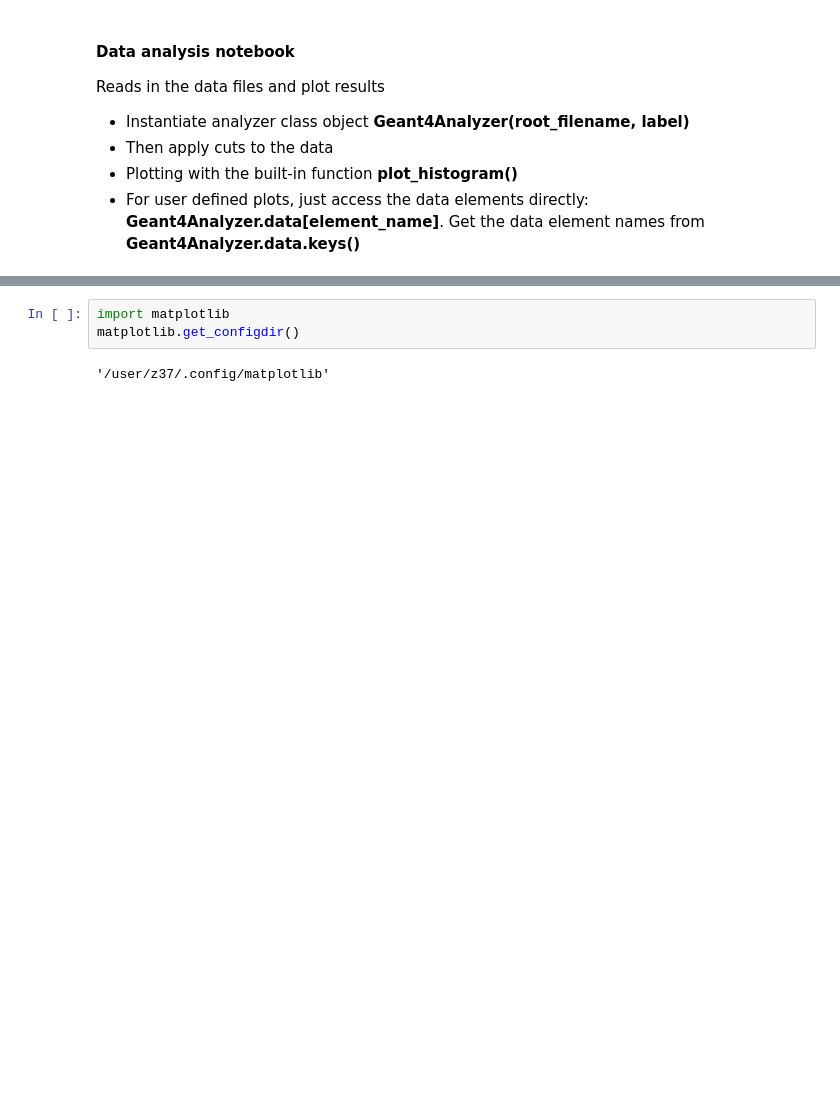
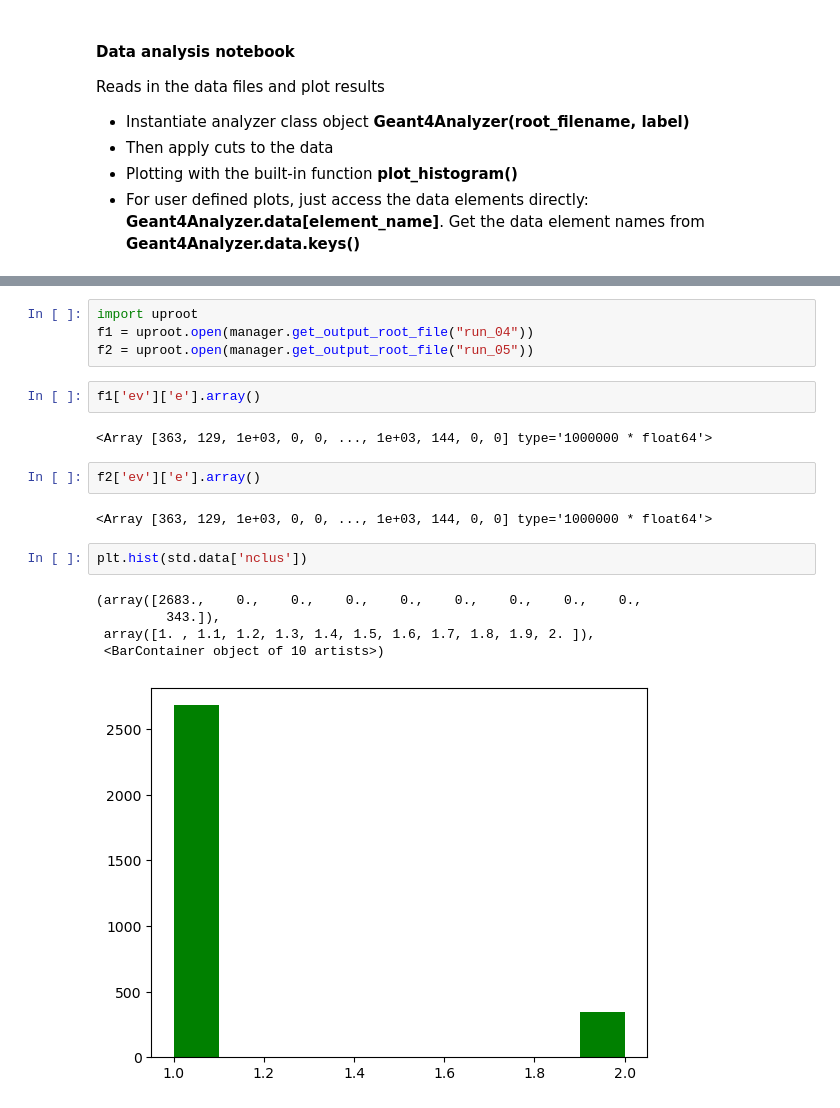
Before and after one commit to acolijn/G4FastSim, a Jupyter notebook: notebook/analysis.ipynb, the cells around one changed output, grey strips where cells are left out. Cells and saved outputs as stored; diff of their text form; blank space fills up the shorter version.

```diff
--- a/notebook/analysis.ipynb
+++ b/notebook/analysis.ipynb
@@ -56,5 +66,20 @@ fast.data['nclus'].size
-# %%
-import matplotlib
-matplotlib.get_configdir()
-# %% [output]
-'/user/z37/.config/matplotlib'
+# %%
+import uproot
+f1 = uproot.open(manager.get_output_root_file("run_04"))
+f2 = uproot.open(manager.get_output_root_file("run_05"))
+# %%
+f1['ev']['e'].array()
+# %% [output]
+<Array [363, 129, 1e+03, 0, 0, ..., 1e+03, 144, 0, 0] type='1000000 * float64'>
+# %%
+f2['ev']['e'].array()
+# %% [output]
+<Array [363, 129, 1e+03, 0, 0, ..., 1e+03, 144, 0, 0] type='1000000 * float64'>
+# %%
+plt.hist(std.data['nclus'])
+# %% [output]
+(array([2683.,    0.,    0.,    0.,    0.,    0.,    0.,    0.,    0.,
+         343.]),
+ array([1. , 1.1, 1.2, 1.3, 1.4, 1.5, 1.6, 1.7, 1.8, 1.9, 2. ]),
+ <BarContainer object of 10 artists>)
+[figure, added]
```
Also changed, not shown: parts of 5 cells of this notebook, 16 other files.
